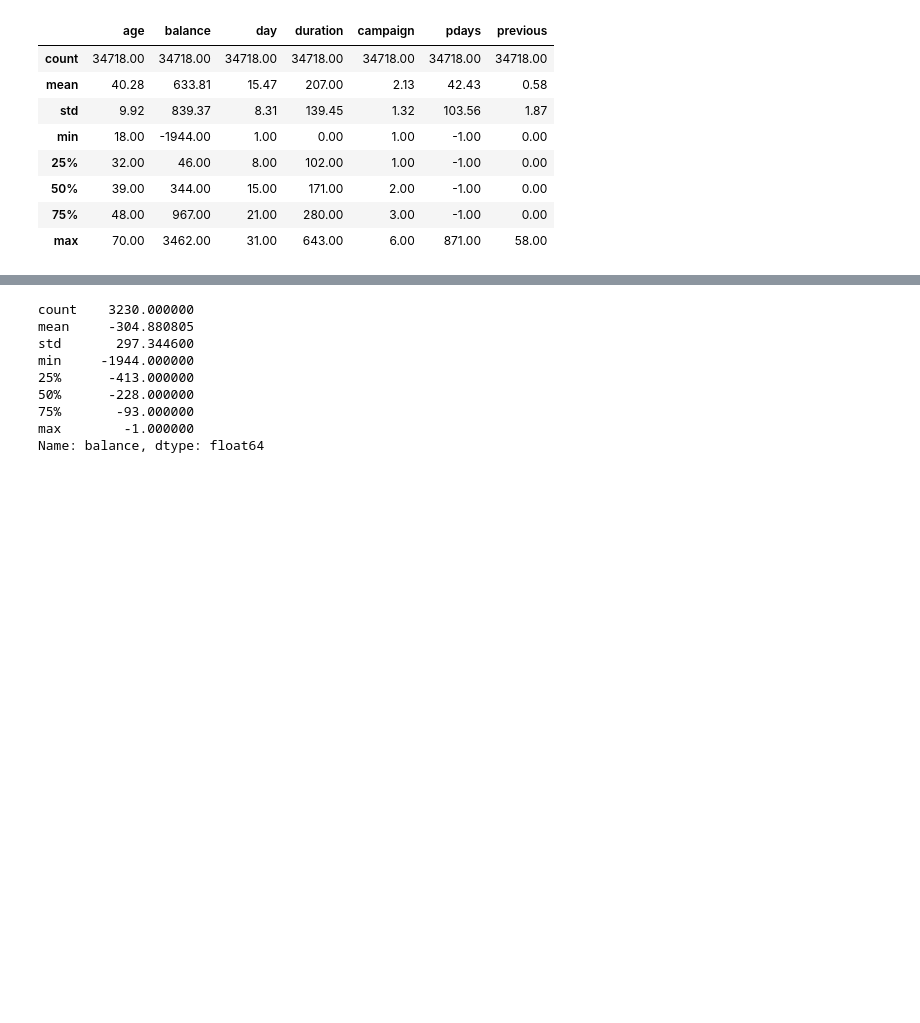
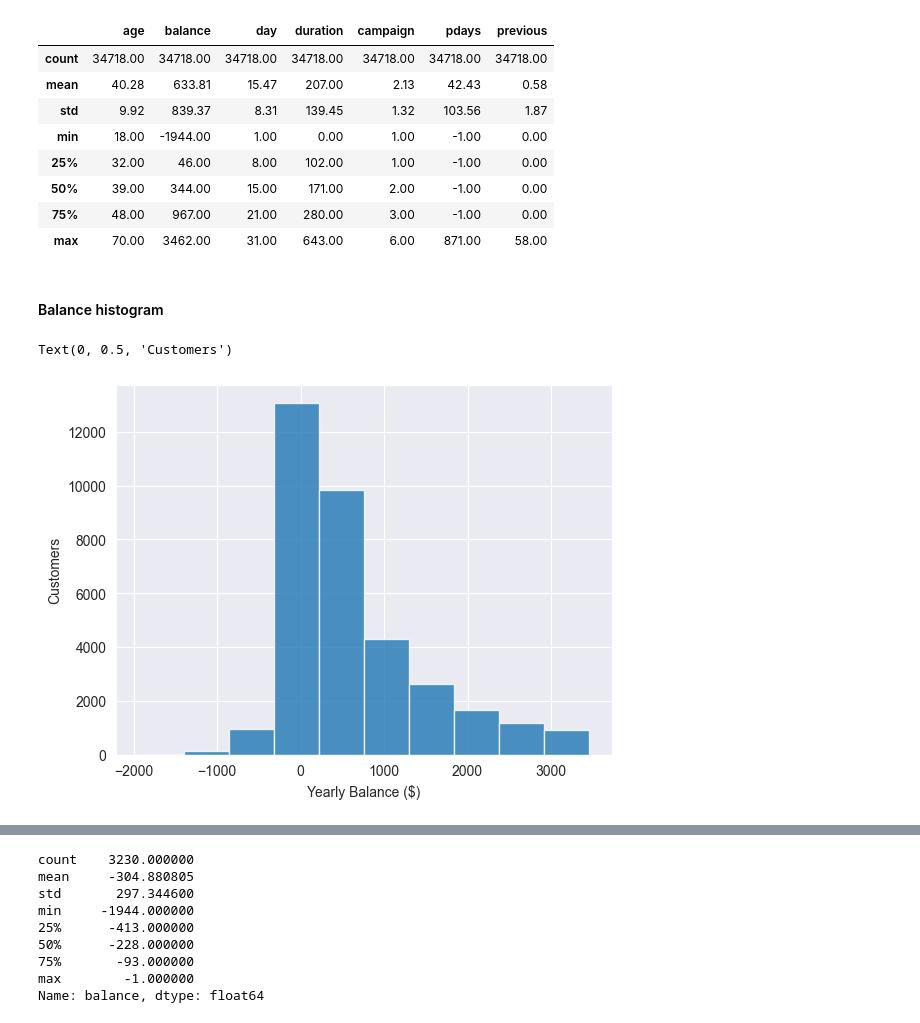
Before and after one commit to chMastellou/Data_Analysis_Assignment_2024, a Jupyter notebook: data_preprocessing/data_preprocessing.ipynb, the cells around one changed output, grey strips where cells are left out. Saved outputs shown, nothing was run; the diff lists cells and outputs as text; code cells hidden in the pictures; blank space fills up the shorter version.

Commit message:
some more visualization

```diff
--- a/data_preprocessing/data_preprocessing.ipynb
+++ b/data_preprocessing/data_preprocessing.ipynb
@@ -365,3 +365,14 @@ numeric_columns.describe().round(2)
 | 50% | 39.00 | 344.00 | 15.00 | 171.00 | 2.00 | -1.00 | 0.00 |
 | 75% | 48.00 | 967.00 | 21.00 | 280.00 | 3.00 | -1.00 | 0.00 |
 | max | 70.00 | 3462.00 | 31.00 | 643.00 | 6.00 | 871.00 | 58.00 |
+# %% [markdown]
+#### Balance histogram
+# %%
+fig, ax = plt.subplots(1,1)
+
+clean_data.balance.plot.hist(alpha=.8, ax=ax)
+ax.set_xlabel('Yearly Balance ($)')
+ax.set_ylabel('Customers')
+# %% [output]
+Text(0, 0.5, 'Customers')
+[figure, added]
```
Also changed, not shown: parts of 8 cells of this notebook.
